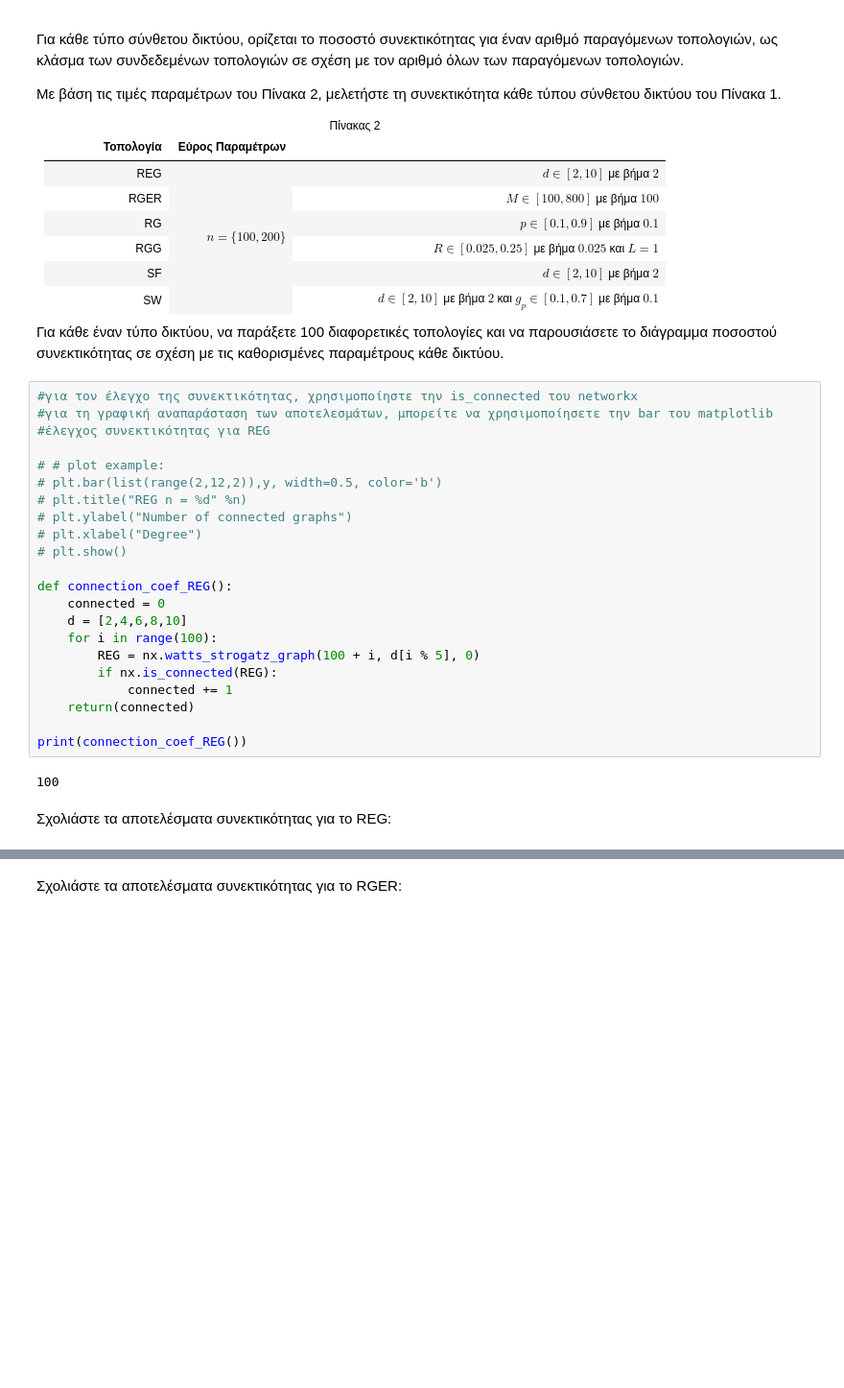
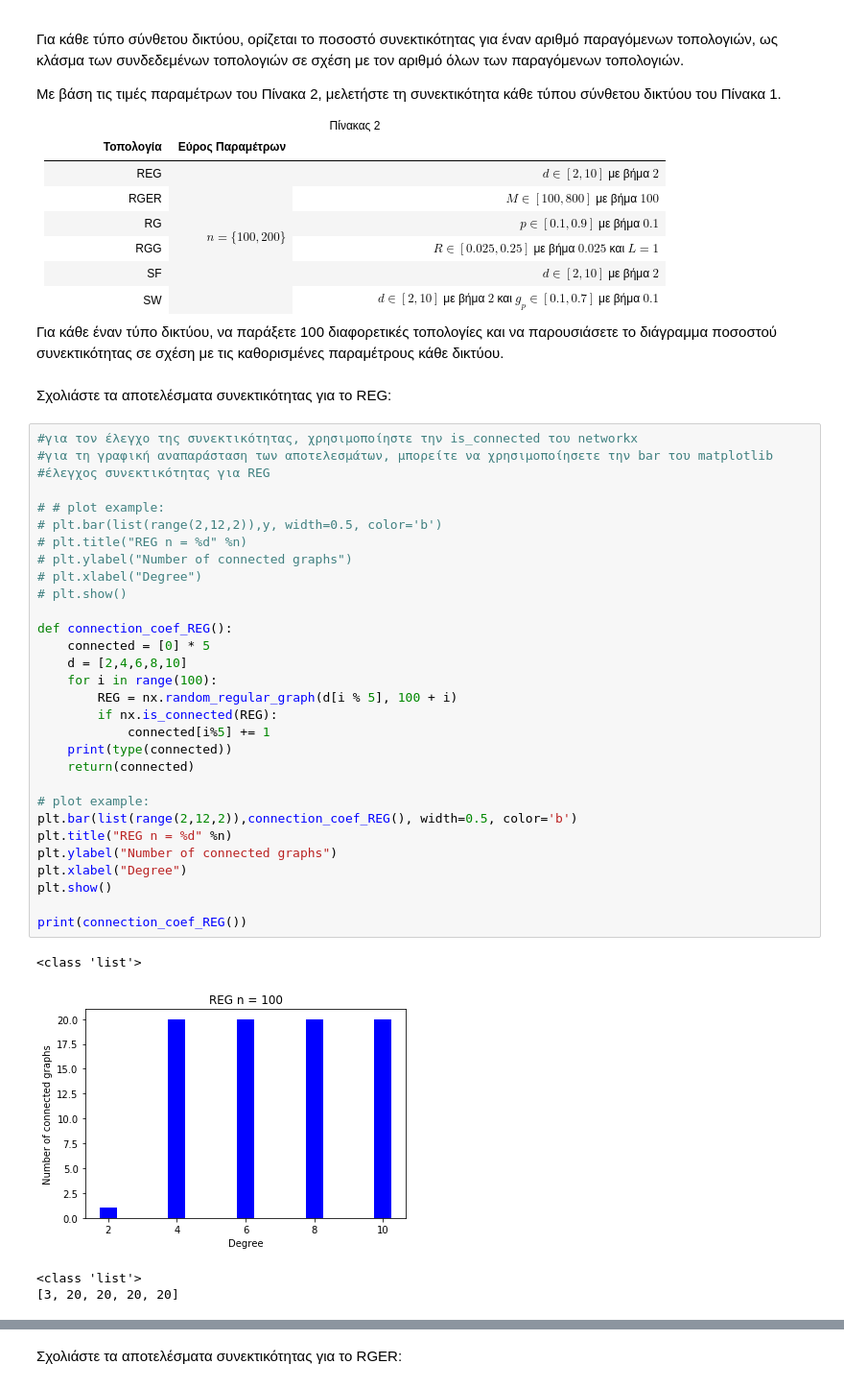
Before and after one commit to arkountos/Social-Network-Analysis, a Jupyter notebook: Lab1_2019/lab1_student version.ipynb, the cells around one changed output, grey strips where cells are left out. Shown at 96% size. Cells and saved outputs as stored; diff of their text form; blank space fills up the shorter version.

```diff
--- a/Lab1_2019/lab1_student version.ipynb
+++ b/Lab1_2019/lab1_student version.ipynb
@@ -980,29 +986,40 @@ Mean eigenvector centrality SW: 0.091720
 </table>
 
 Για κάθε έναν τύπο δικτύου, να παράξετε 100 διαφορετικές τοπολογίες και να παρουσιάσετε το διάγραμμα ποσοστού συνεκτικότητας σε σχέση με τις καθορισμένες παραμέτρους κάθε δικτύου.
-# %%
-#για τον έλεγχο της συνεκτικότητας, χρησιμοποίηστε την is_connected του networkx
-#για τη γραφική αναπαράσταση των αποτελεσμάτων, μπορείτε να χρησιμοποίησετε την bar του matplotlib
-#έλεγχος συνεκτικότητας για REG
-
-# # plot example:
-# plt.bar(list(range(2,12,2)),y, width=0.5, color='b')
-# plt.title("REG n = %d" %n)
-# plt.ylabel("Number of connected graphs")
-# plt.xlabel("Degree")
-# plt.show()
-
-def connection_coef_REG():
-    connected = 0
-    d = [2,4,6,8,10]
-    for i in range(100):
-        REG = nx.watts_strogatz_graph(100 + i, d[i % 5], 0)
-        if nx.is_connected(REG):
-            connected += 1
-    return(connected)
-
-print(connection_coef_REG())
-# %% [output]
-100
 # %% [markdown]
 Σχολιάστε τα αποτελέσματα συνεκτικότητας για το REG:
+# %%
+#για τον έλεγχο της συνεκτικότητας, χρησιμοποίηστε την is_connected του networkx
+#για τη γραφική αναπαράσταση των αποτελεσμάτων, μπορείτε να χρησιμοποίησετε την bar του matplotlib
+#έλεγχος συνεκτικότητας για REG
+
+# # plot example:
+# plt.bar(list(range(2,12,2)),y, width=0.5, color='b')
+# plt.title("REG n = %d" %n)
+# plt.ylabel("Number of connected graphs")
+# plt.xlabel("Degree")
+# plt.show()
+
+def connection_coef_REG():
+    connected = [0] * 5
+    d = [2,4,6,8,10]
+    for i in range(100):
+        REG = nx.random_regular_graph(d[i % 5], 100 + i)
+        if nx.is_connected(REG):
+            connected[i%5] += 1
+    print(type(connected))
+    return(connected)
+
+# plot example:
+plt.bar(list(range(2,12,2)),connection_coef_REG(), width=0.5, color='b')
+plt.title("REG n = %d" %n)
+plt.ylabel("Number of connected graphs")
+plt.xlabel("Degree")
+plt.show()
+
+print(connection_coef_REG())
+# %% [output]
+<class 'list'>
+[figure, added]
+<class 'list'>
+[3, 20, 20, 20, 20]
```
Also changed, not shown: parts of 37 cells of this notebook.
